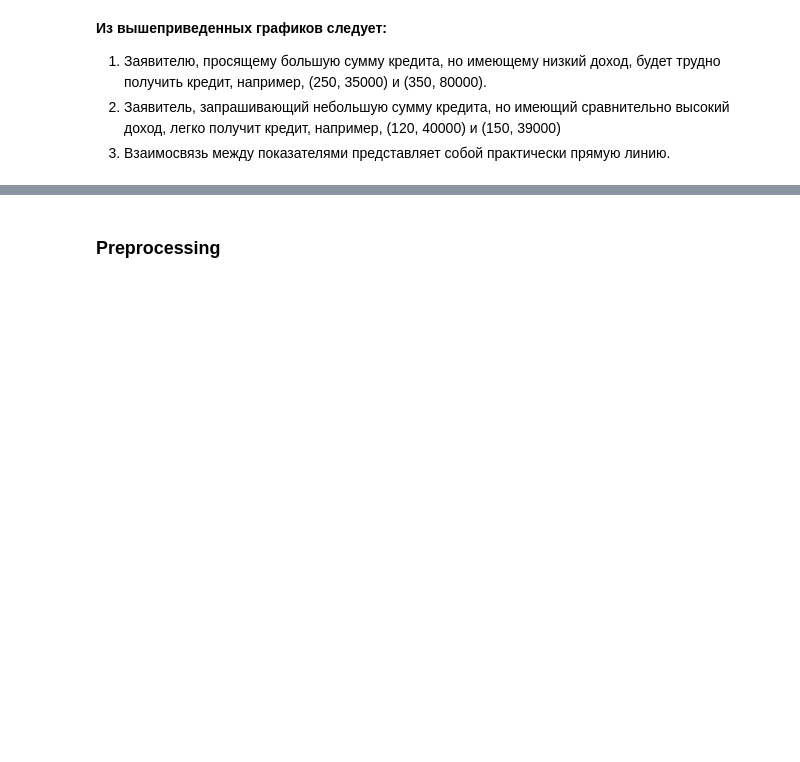
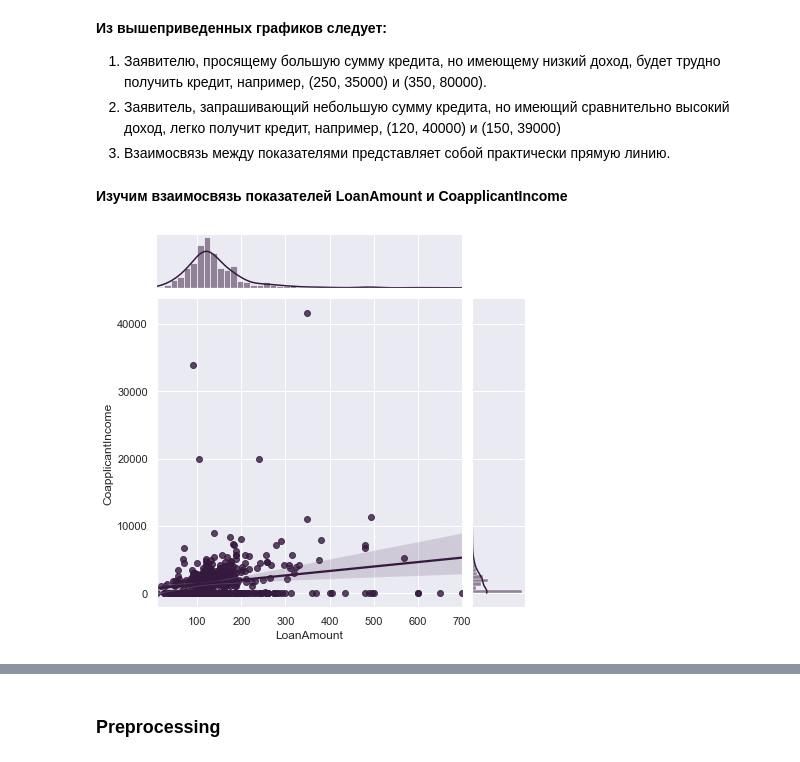
Before and after one commit to ConveroMursa/Data_Analysis, a Jupyter notebook: EDA_projects/Final_project/Loan_factors.ipynb, the cells around one changed output, grey strips where cells are left out. Cells and saved outputs as stored; diff of their text form; code cells hidden in the pictures; blank space fills up the shorter version.

```diff
--- a/EDA_projects/Final_project/Loan_factors.ipynb
+++ b/EDA_projects/Final_project/Loan_factors.ipynb
@@ -732,3 +786,9 @@ sns.scatterplot(df_ready['LoanAmount'], df_ready['ApplicantIncome'], hue=df_read
 1. Заявителю, просящему большую сумму кредита, но имеющему низкий доход, будет трудно получить кредит, например, (250, 35000) и (350, 80000).
 2. Заявитель, запрашивающий небольшую сумму кредита, но имеющий сравнительно высокий доход, легко получит кредит, например, (120, 40000) и (150, 39000)
 3. Взаимосвязь между показателями представляет собой практически прямую линию.
+# %% [markdown]
+**Изучим взаимосвязь показателей LoanAmount и CoapplicantIncome**
+# %%
+sns.jointplot(df_ready['LoanAmount'], df_ready['CoapplicantIncome'], kind="reg", palette="rocket");
+# %% [output]
+[figure, added]
```
Also changed, not shown: parts of 36 cells of this notebook.
